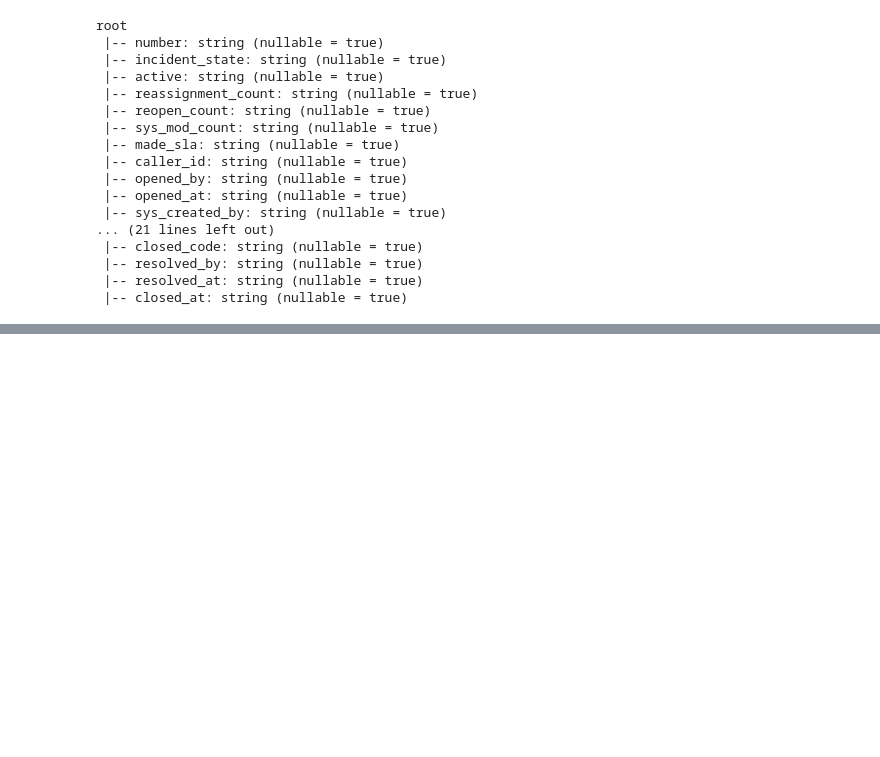
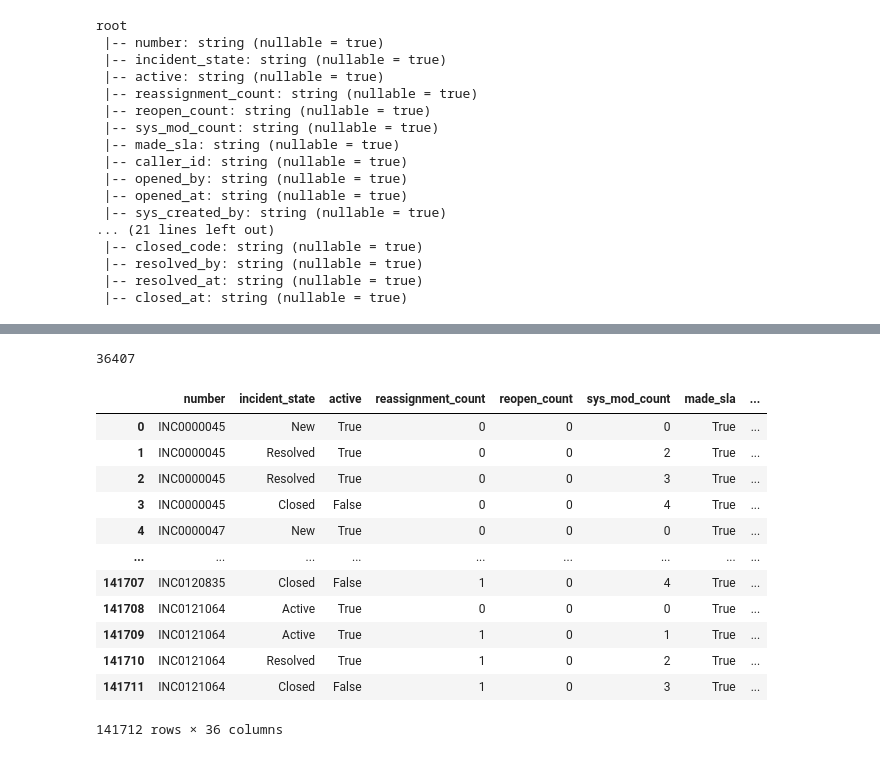
Before and after one commit to isaack-mungui/Incident-Event-Log-Data, a Jupyter notebook: incident_event_log_data_processing.ipynb, the cells around one changed output, grey strips where cells are left out. Saved outputs shown, nothing was run; the diff lists cells and outputs as text; code cells hidden in the pictures; blank space fills up the shorter version.

```diff
--- a/incident_event_log_data_processing.ipynb
+++ b/incident_event_log_data_processing.ipynb
@@ -43,0 +69,24 @@ root
+# %%
+## Number of records of which incidents exceeded SLA and had an incident state value of New
+
+exceeded_sla = df.filter((f.col('incident_state') == 'New') & (f.col('made_sla') == True)).count()
+exceeded_sla
+# %% [output]
+36407
+# %%
+data = pd.read_csv('incident_event_log.csv')
+data
+# %% [output]
+|  | number | incident_state | active | reassignment_count | reopen_count | sys_mod_count | made_sla | ... |
+| 0 | INC0000045 | New | True | 0 | 0 | 0 | True | ... |
+| 1 | INC0000045 | Resolved | True | 0 | 0 | 2 | True | ... |
+| 2 | INC0000045 | Resolved | True | 0 | 0 | 3 | True | ... |
+| 3 | INC0000045 | Closed | False | 0 | 0 | 4 | True | ... |
+| 4 | INC0000047 | New | True | 0 | 0 | 0 | True | ... |
+| ... | ... | ... | ... | ... | ... | ... | ... | ... |
+| 141707 | INC0120835 | Closed | False | 1 | 0 | 4 | True | ... |
+| 141708 | INC0121064 | Active | True | 0 | 0 | 0 | True | ... |
+| 141709 | INC0121064 | Active | True | 1 | 0 | 1 | True | ... |
+| 141710 | INC0121064 | Resolved | True | 1 | 0 | 2 | True | ... |
+| 141711 | INC0121064 | Closed | False | 1 | 0 | 3 | True | ... |
+141712 rows × 36 columns
```
Also changed, not shown: parts of 3 cells of this notebook.
